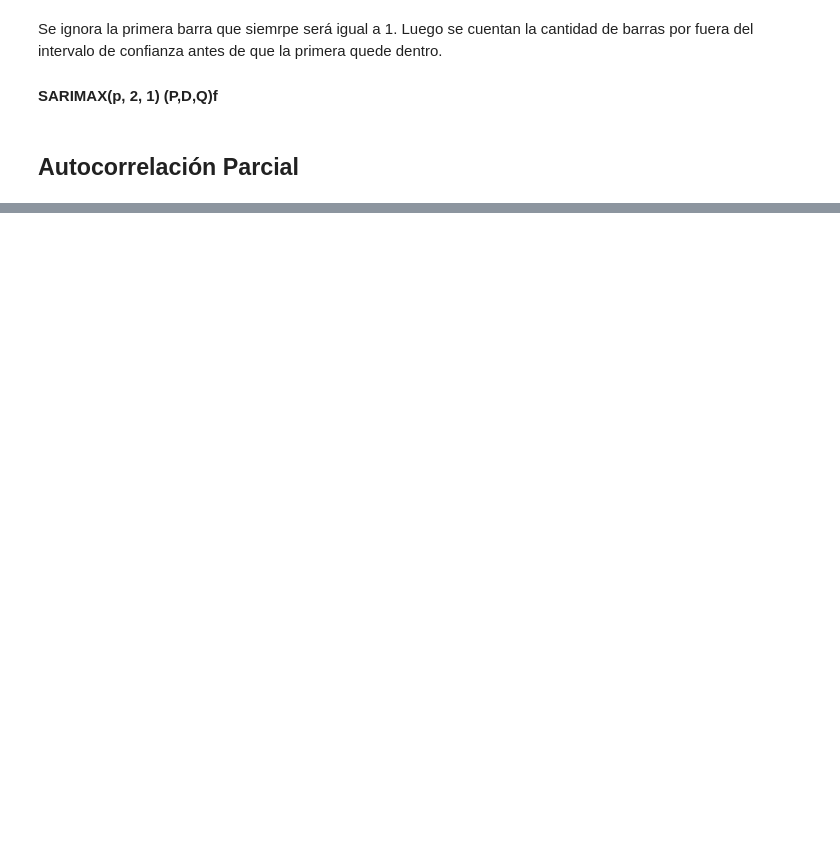
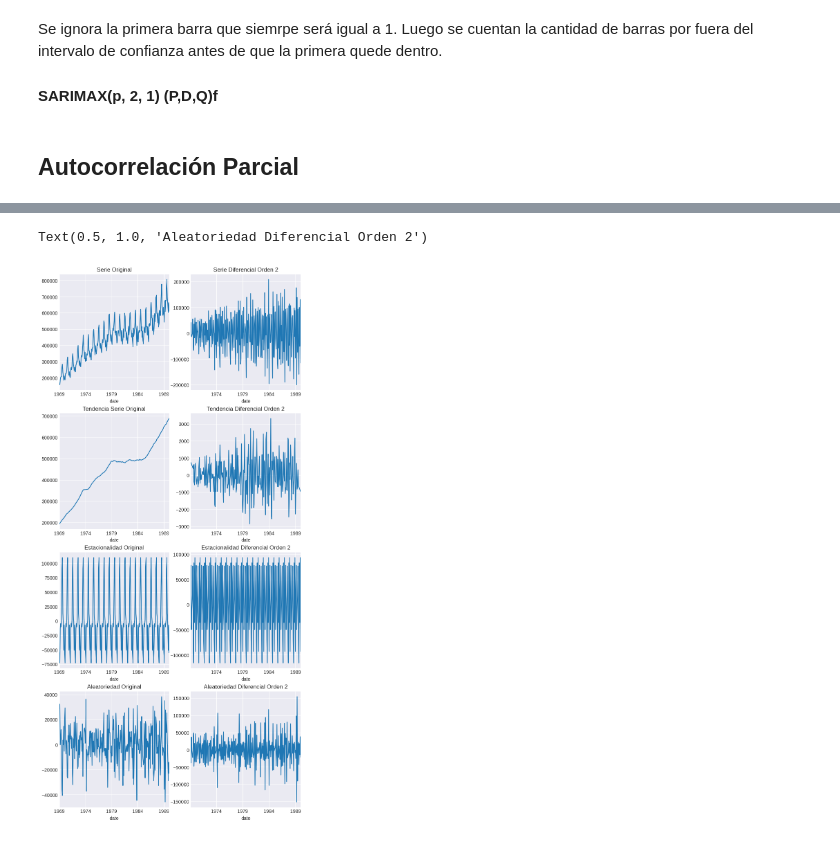
Before and after one commit to SGiraldoZ/NBs_BI, a Jupyter notebook: modelos_regresivos_sarimax.ipynb, the cells around one changed output, grey strips where cells are left out. Cells and saved outputs as stored; diff of their text form; code cells hidden in the pictures; blank space fills up the shorter version.

```diff
--- a/modelos_regresivos_sarimax.ipynb
+++ b/modelos_regresivos_sarimax.ipynb
@@ -225,0 +240,33 @@ plt.show()
+# %%
+res_decompose = seasonal_decompose(datos, model= 'additive', extrapolate_trend= "freq")
+res_decompose_diff_2 = seasonal_decompose(datos_diff_2, model= 'additive', extrapolate_trend= "freq")
+
+fig, ax = plt.subplots(4,2,figsize=(9,20))
+res_decompose.observed.plot(ax = ax[0,0])
+ax[0,0].set_title("Serie Original")
+
+res_decompose.trend.plot(ax = ax[1,0])
+ax[1,0].set_title("Tendencia Serie Original")
+
+res_decompose.seasonal.plot(ax = ax[2,0])
+ax[2,0].set_title("Estacionalidad Original")
+
+res_decompose.resid.plot(ax = ax[3,0])
+ax[3,0].set_title("Aleatoriedad Original")
+
+### SERIE DIFERENCIAL
+
+res_decompose_diff_2.observed.plot(ax = ax[0,1])
+ax[0,1].set_title("Serie Diferencial Orden 2")
+
+res_decompose_diff_2.trend.plot(ax = ax[1,1])
+ax[1,1].set_title("Tendencia Diferencial Orden 2")
+
+res_decompose_diff_2.seasonal.plot(ax = ax[2,1])
+ax[2,1].set_title("Estacionalidad Diferencial Orden 2")
+
+res_decompose_diff_2.resid.plot(ax = ax[3,1])
+ax[3,1].set_title("Aleatoriedad Diferencial Orden 2")
+# %% [output]
+Text(0.5, 1.0, 'Aleatoriedad Diferencial Orden 2')
+[figure, added]
```
Also changed, not shown: parts of 7 cells of this notebook.
